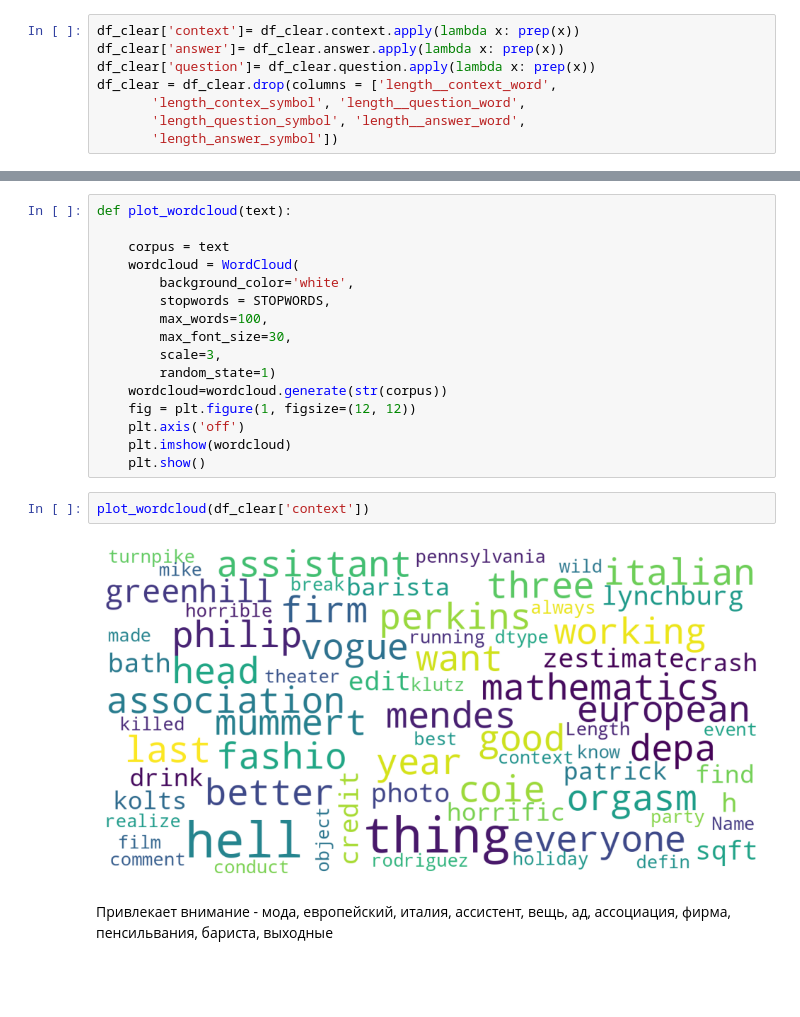
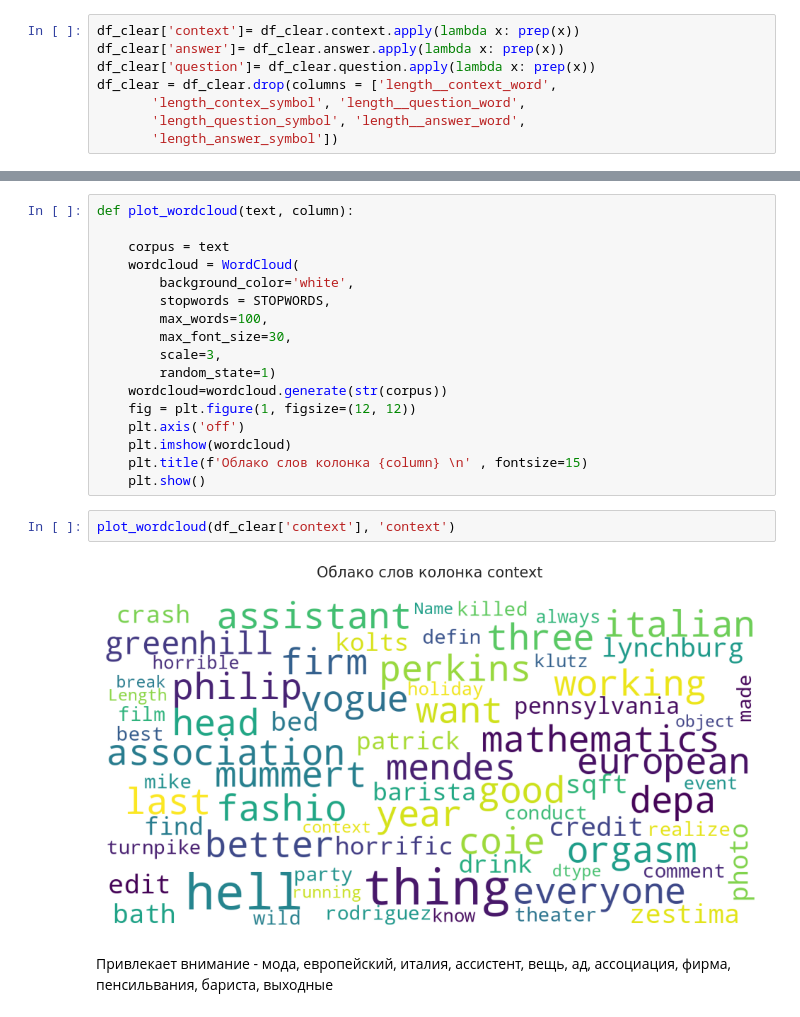
Before and after one commit to AI-YP-24-55-36/team_55_rag_qa, a Jupyter notebook: ipynb_eda/EDA_RAG_neural_bridge_rag_dataset_12000.ipynb, the cells around one changed output, grey strips where cells are left out. Drawn from its saved outputs; the diff is of its cells as text; blank space fills up the shorter version.

```diff
--- a/ipynb_eda/[v2][EDA][RAG][_neural_bridge_rag_dataset_12000_].ipynb
+++ b/ipynb_eda/EDA_RAG_neural_bridge_rag_dataset_12000.ipynb
@@ -483,5 +483,5 @@ df_clear.head()
 # %%
-def plot_wordcloud(text):
+def plot_wordcloud(text, column):
 
     corpus = text
     wordcloud = WordCloud(
@@ -495,11 +495,12 @@ def plot_wordcloud(text):
     fig = plt.figure(1, figsize=(12, 12))
     plt.axis('off')
     plt.imshow(wordcloud)
+    plt.title(f'Облако слов колонка {column} \n' , fontsize=15)
     plt.show()
 # %%
-plot_wordcloud(df_clear['context'])
+plot_wordcloud(df_clear['context'], 'context')
 # %% [output]
-[figure, old version]
+[figure, new version]
 # %% [markdown]
 Привлекает внимание - мода, европейский, италия, ассистент, вещь, ад, ассоциация, фирма, пенсильвания, бариста, выходные
 # %%
```
Also changed, not shown: parts of 18 cells of this notebook.
